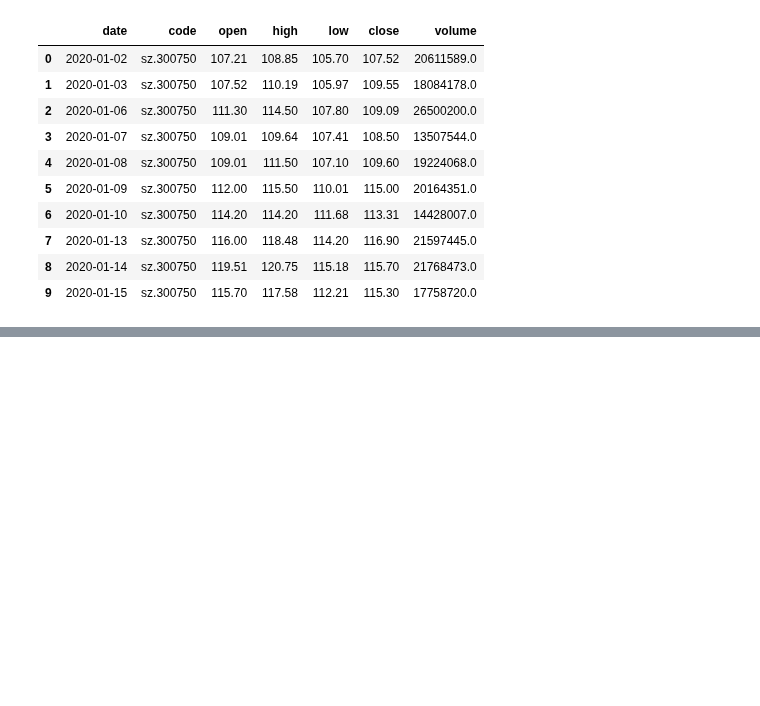
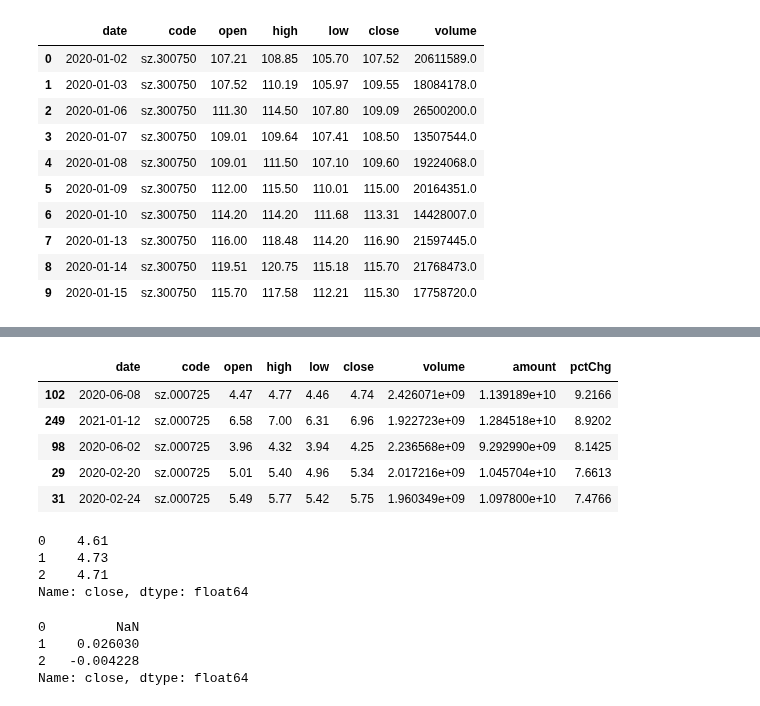
Before and after one commit to ysy2025/Quant, a Jupyter notebook: QuantPractice/量化交易之路-pandas2.ipynb, the cells around one changed output, grey strips where cells are left out. Saved outputs shown, nothing was run; the diff lists cells and outputs as text; code cells hidden in the pictures; blank space fills up the shorter version.

```diff
--- a/QuantPractice/量化交易之路-pandas2.ipynb
+++ b/QuantPractice/量化交易之路-pandas2.ipynb
@@ -166,0 +274,24 @@ iloc也是切割,先行后列,用数字就可以了
+# %%
+mt.sort_values(by='pctChg',ascending=False)[:5]
+# %% [output]
+|  | date | code | open | high | low | close | volume | amount | pctChg |
+| 102 | 2020-06-08 | sz.000725 | 4.47 | 4.77 | 4.46 | 4.74 | 2.426071e+09 | 1.139189e+10 | 9.2166 |
+| 249 | 2021-01-12 | sz.000725 | 6.58 | 7.00 | 6.31 | 6.96 | 1.922723e+09 | 1.284518e+10 | 8.9202 |
+| 98 | 2020-06-02 | sz.000725 | 3.96 | 4.32 | 3.94 | 4.25 | 2.236568e+09 | 9.292990e+09 | 8.1425 |
+| 29 | 2020-02-20 | sz.000725 | 5.01 | 5.40 | 4.96 | 5.34 | 2.017216e+09 | 1.045704e+10 | 7.6613 |
+| 31 | 2020-02-24 | sz.000725 | 5.49 | 5.77 | 5.42 | 5.75 | 1.960349e+09 | 1.097800e+10 | 7.4766 |
+# %%
+# 数据转换处理
+mt.close[:3]
+# %% [output]
+0    4.61
+1    4.73
+2    4.71
+Name: close, dtype: float64
+# %%
+mt.close.pct_change()[:3]
+# %% [output]
+0         NaN
+1    0.026030
+2   -0.004228
+Name: close, dtype: float64
```
Also changed, not shown: parts of 15 cells of this notebook, 2 other files.
